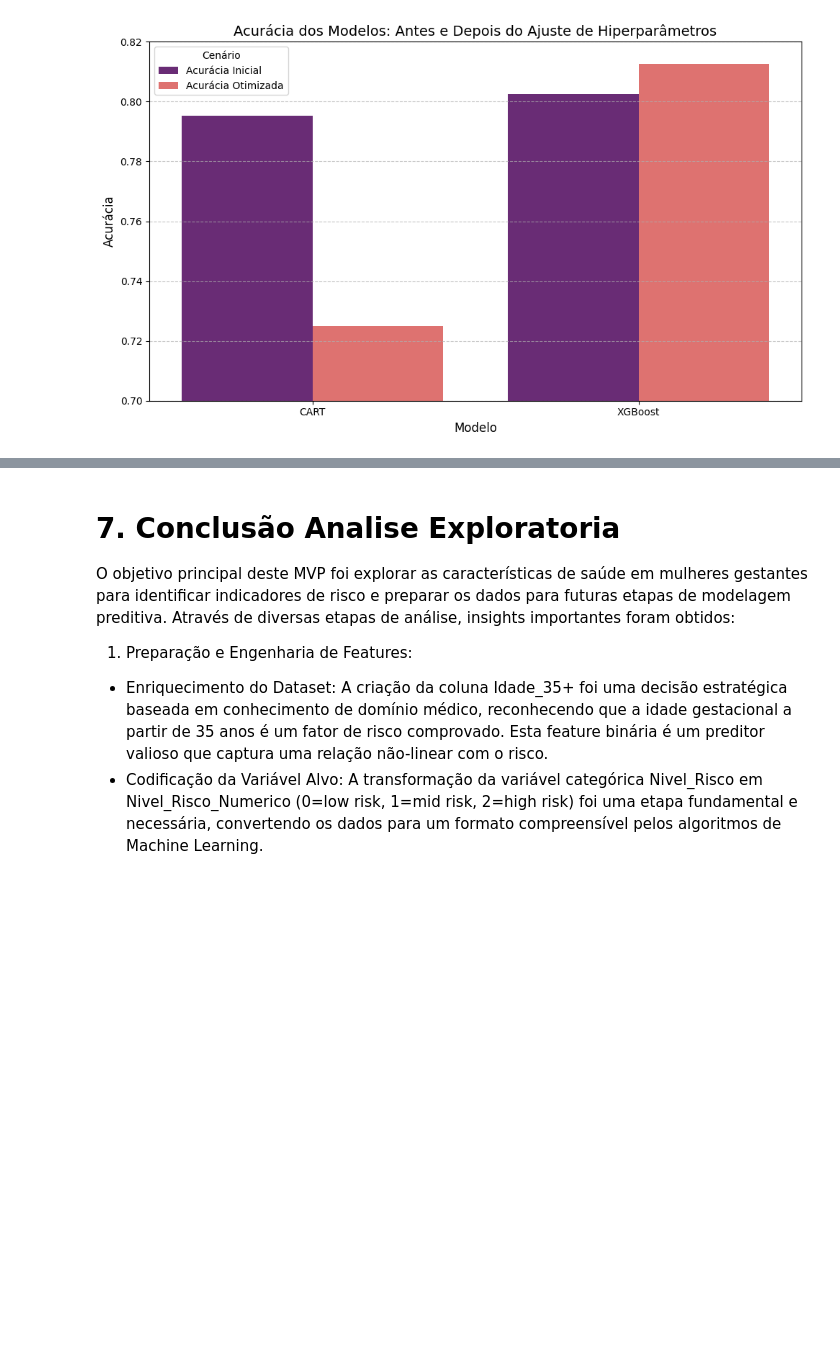
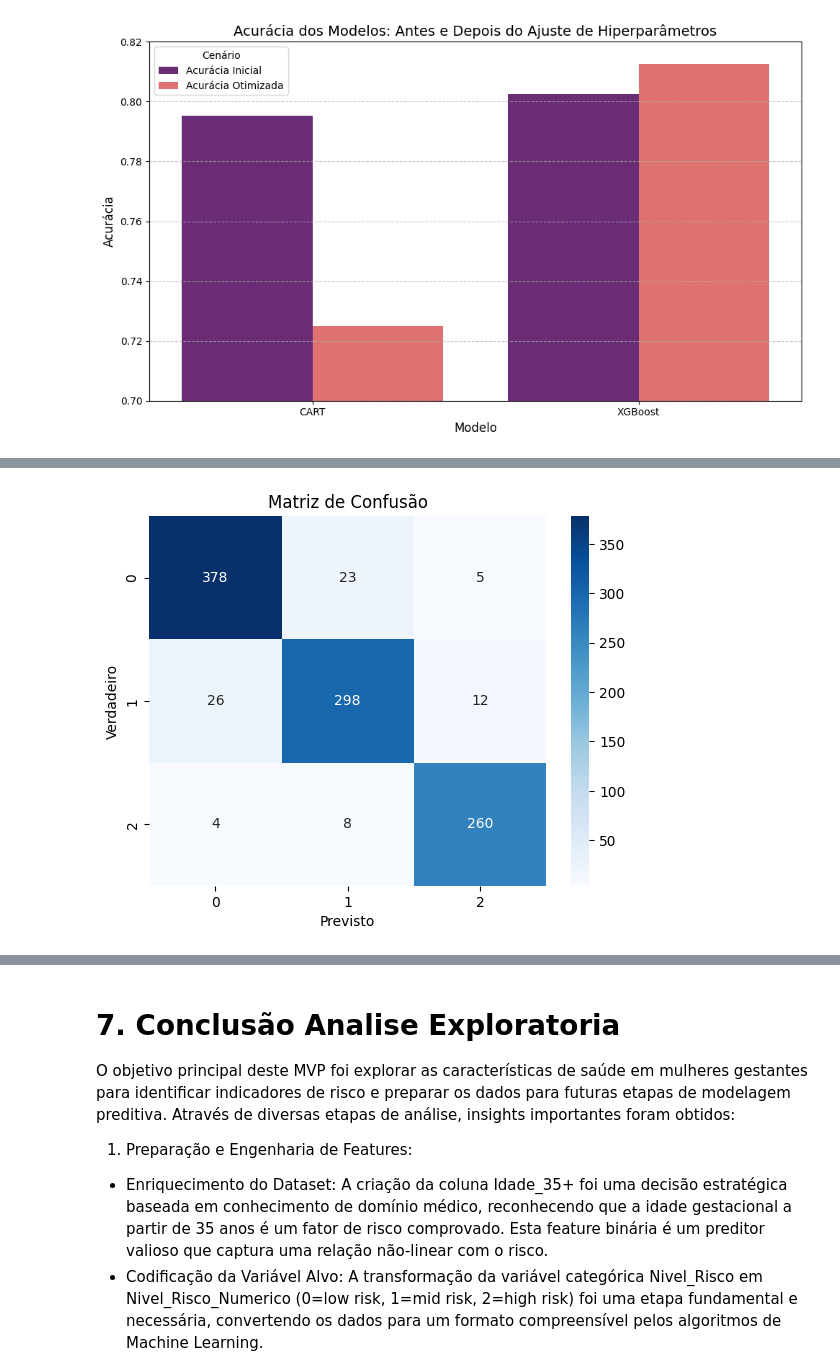
Before and after one commit to AlineFiori/MVP-Machine_Learning, a Jupyter notebook: Template_Machine_Learning_Pregnancy.ipynb, the cells around one changed output, grey strips where cells are left out. Drawn from its saved outputs; the diff is of its cells as text; code cells hidden in the pictures; blank space fills up the shorter version.

```diff
--- a/Template_Machine_Learning_Pregnancy.ipynb
+++ b/Template_Machine_Learning_Pregnancy.ipynb
@@ -1328,3 +1328,99 @@ plt.tight_layout()
 plt.show()
 # %% [output]
 [figure]
+# %%
+import pandas as pd
+import numpy as np
+from sklearn.model_selection import StratifiedKFold, GridSearchCV, cross_validate
+from sklearn.metrics import accuracy_score, classification_report, confusion_matrix, roc_auc_score
+from xgboost import XGBClassifier
+import matplotlib.pyplot as plt
+import seaborn as sns
+
+# Supondo que você já tem X e y definidos
+# Exemplo de dados (substitua pelos seus dados reais)
+# from sklearn.datasets import make_classification
+# X, y = make_classification(n_samples=1000, n_features=20, n_classes=3, random_state=42)
+
+# --- 1. Otimização de Hiperparâmetros com GridSearchCV e Validação Cruzada ---
+
+# Define o modelo
+model_xgb = XGBClassifier(random_state=42, use_label_encoder=False, eval_metric='mlogloss') # 'mlogloss' é para multiclasse
+
+# Define os hiperparâmetros a serem testados
+param_grid = {
+    'n_estimators': [100, 200],
+    'learning_rate': [0.05, 0.1, 0.2],
+    'max_depth': [3, 5, 7],
+    'subsample': [0.8, 1.0]
+}
+
+# Define a estratégia de validação cruzada
+cv_strategy = StratifiedKFold(n_splits=5, shuffle=True, random_state=42)
+
+# Configura o GridSearchCV para encontrar a melhor combinação de parâmetros
+grid_search = GridSearchCV(
+    estimator=model_xgb,
+    param_grid=param_grid,
+    scoring='f1_weighted',
+    cv=cv_strategy,
+    verbose=1,
+    n_jobs=-1
+)
+
+# Executa a busca
+print("Iniciando a busca por hiperparâmetros...")
+grid_search.fit(X, y)
+
+# Exibe o melhor modelo e os melhores parâmetros encontrados
+print(f"Melhor pontuação (F1-Score Ponderado): {grid_search.best_score_:.4f}")
+print(f"Melhores parâmetros: {grid_search.best_params_}")
+
+# O melhor modelo é salvo automaticamente
+best_xgb_model = grid_search.best_estimator_
+
+# --- 2. Validação Cruzada Robusta do Melhor Modelo ---
+
+# Avalia o melhor modelo usando validação cruzada completa
+cv_results = cross_validate(
+    best_xgb_model,
+    X,
+    y,
+    cv=cv_strategy,
+    scoring=['accuracy', 'f1_weighted', 'roc_auc_ovr'],
+    return_train_score=False
+)
+
+print("\n--- Resultados da Validação Cruzada ---")
+for metric, values in cv_results.items():
+    print(f"Média {metric}: {np.mean(values):.4f} (+/- {np.std(values) * 2:.4f})")
+
+# --- 3. Avaliação Detalhada e Interpretação ---
+
+# Treina o modelo final no conjunto de dados completo para a análise de métricas
+best_xgb_model.fit(X, y)
+y_pred = best_xgb_model.predict(X)
+y_proba = best_xgb_model.predict_proba(X)
+
+print("\n--- Relatório de Classificação Final ---")
+print(classification_report(y, y_pred))
+
+# Matriz de Confusão
+print("\n--- Matriz de Confusão ---")
+cm = confusion_matrix(y, y_pred)
+sns.heatmap(cm, annot=True, fmt='d', cmap='Blues')
+plt.title('Matriz de Confusão')
+plt.ylabel('Verdadeiro')
+plt.xlabel('Previsto')
+plt.show()
+
+# Curva ROC e AUC para problema multiclasse
+print(f"AUC (OvR): {roc_auc_score(y, y_proba, multi_class='ovr'):.4f}")
+
+# Importância das Variáveis
+print("\n--- Importância das Variáveis ---")
+feature_importances = pd.Series(best_xgb_model.feature_importances_, index=X.columns)
+feature_importances.nlargest(10).plot(kind='barh')
+plt.title('Top 10 Variáveis Mais Importantes')
+plt.show()
+# %% [output]
@@ -1330,0 +1444 @@ plt.show()
+[figure, added]
```
Also changed, not shown: parts of 1 cell of this notebook.
